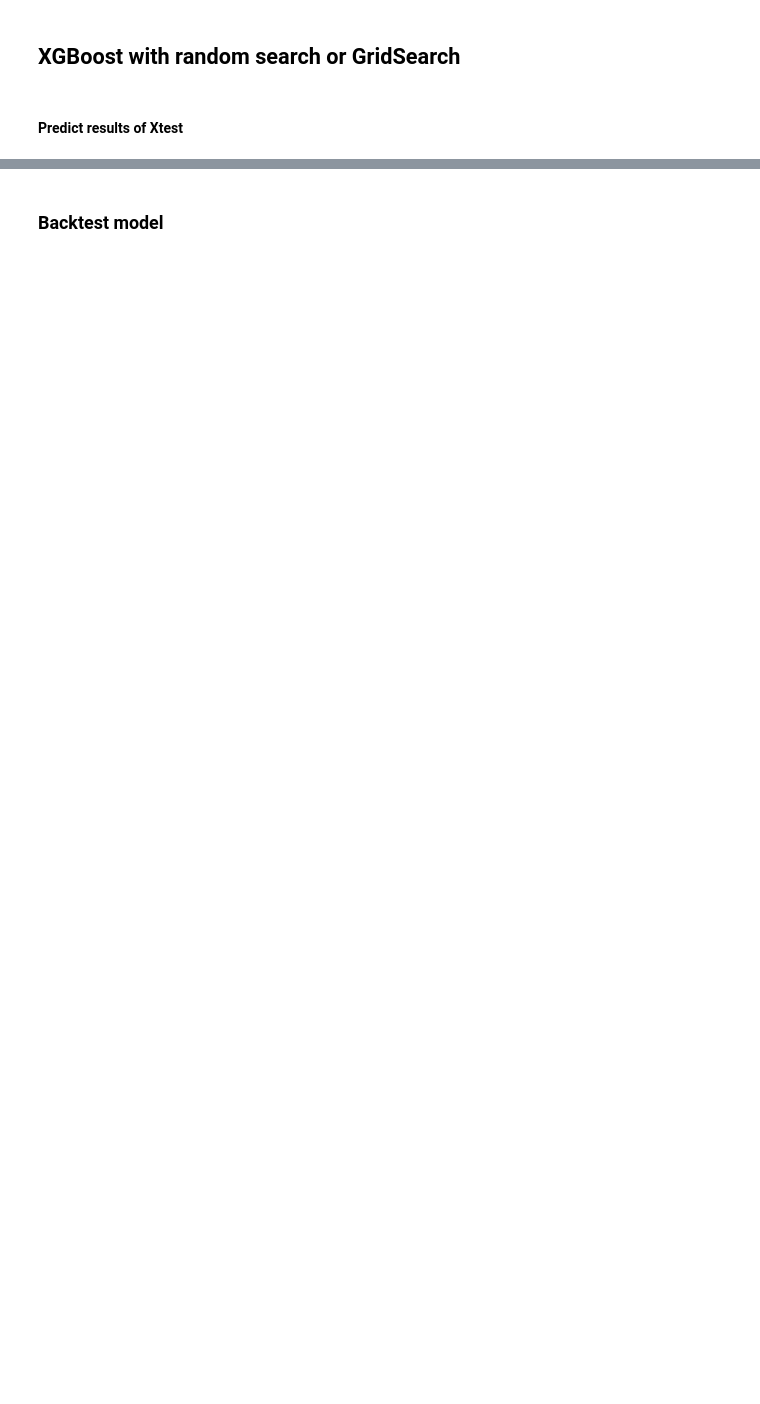
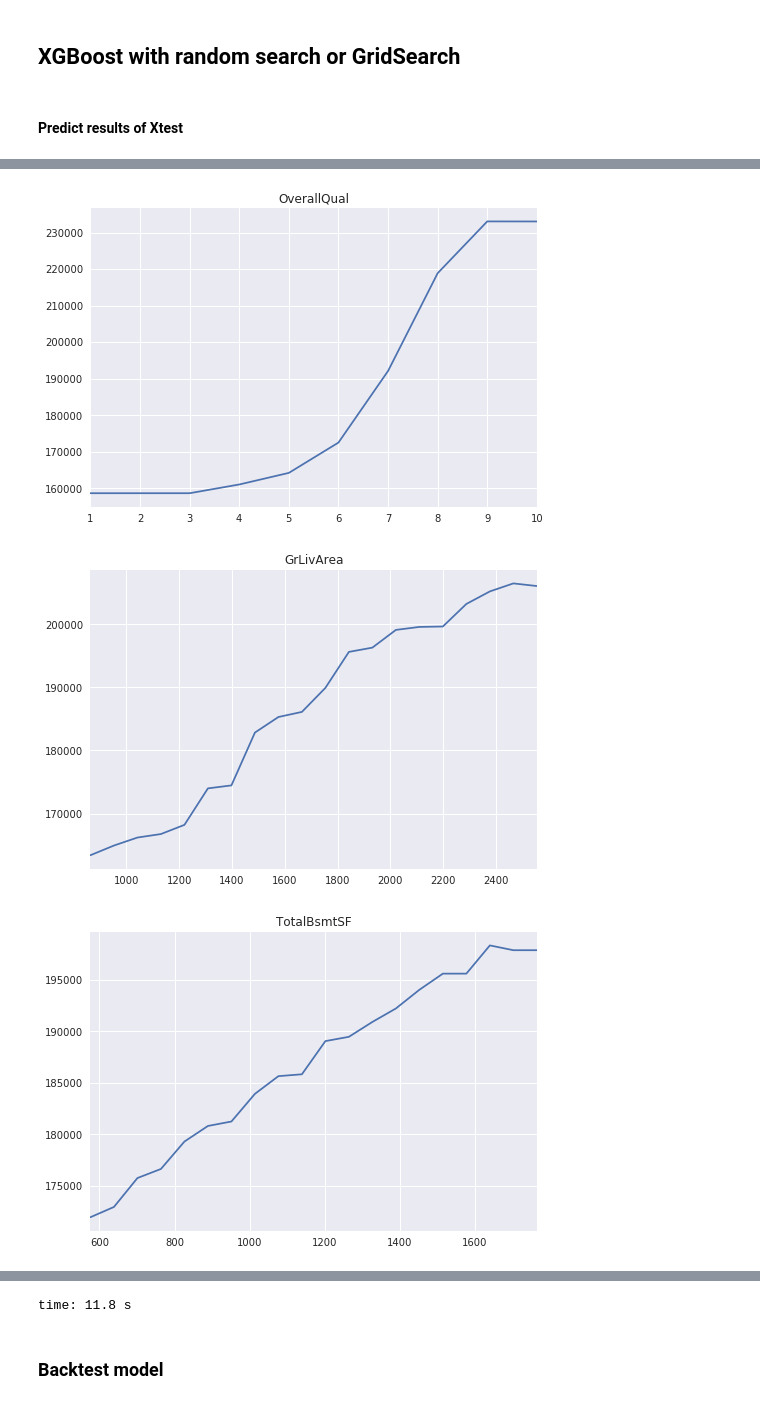
Before and after one commit to thanhtu19392/kaggle_project, a Jupyter notebook: House_price/predict_model.ipynb, the cells around one changed output, grey strips where cells are left out. Cells and saved outputs as stored; diff of their text form; code cells hidden in the pictures; blank space fills up the shorter version.

```diff
--- a/House_price/predict_model.ipynb
+++ b/House_price/predict_model.ipynb
@@ -254,0 +326,13 @@ time: 47.4 ms
+# %%
+for feature, series in compute_partial_dependence(model, Xtest, features= feature_impact_hyperband[feature_impact_hyperband > 0.005].index, row_sample= 100000):
+    if series.shape[0] > 0:
+        if feature in CAT:
+            series.plot(kind='bar')
+        else:
+            series.plot(kind='line')
+        plt.title(feature)
+        plt.show()
+# %% [output]
+[figure, added]
+[figure, added]
+[figure, added]
@@ -255,2 +347,3 @@ time: 47.4 ms
+time: 11.8 s
 # %% [markdown]
 ### Backtest model
```
Also changed, not shown: parts of 34 cells of this notebook, 2 other files.
